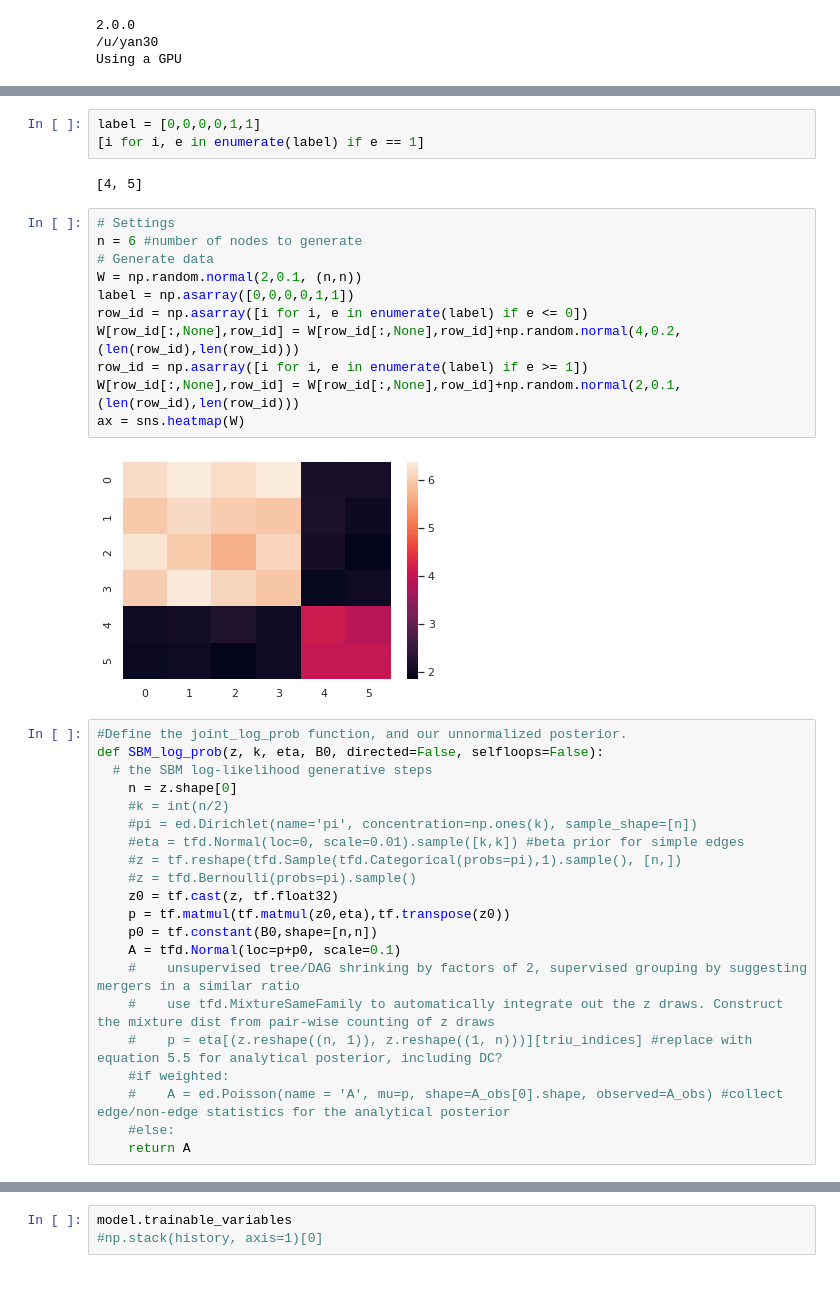
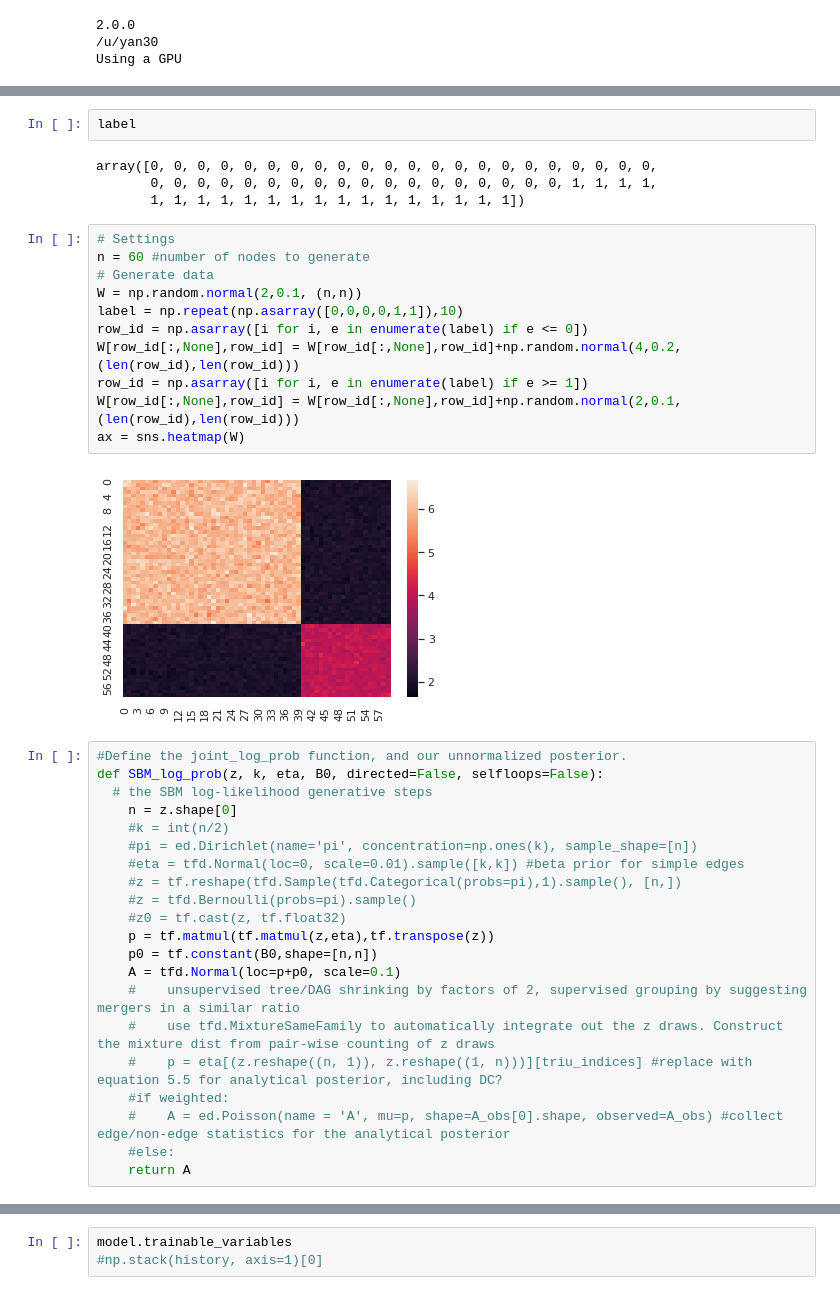
Before and after one commit to everyxs/BayesianOmics, a Jupyter notebook: DAG/VariationalTest-Copy1.ipynb, the cells around one changed output, grey strips where cells are left out. Cells and saved outputs as stored; diff of their text form.

```diff
--- a/DAG/VariationalTest-Copy1.ipynb
+++ b/DAG/VariationalTest-Copy1.ipynb
@@ -81,21 +81,22 @@ ax = sns.heatmap(A)
-# %%
-label = [0,0,0,0,1,1]
-[i for i, e in enumerate(label) if e == 1]
-# %% [output]
-[4, 5]
+# %%
+label
+# %% [output]
+array([0, 0, 0, 0, 0, 0, 0, 0, 0, 0, 0, 0, 0, 0, 0, 0, 0, 0, 0, 0, 0, 0,
+       0, 0, 0, 0, 0, 0, 0, 0, 0, 0, 0, 0, 0, 0, 0, 0, 0, 0, 1, 1, 1, 1,
+       1, 1, 1, 1, 1, 1, 1, 1, 1, 1, 1, 1, 1, 1, 1, 1])
 # %%
 # Settings
-n = 6 #number of nodes to generate
+n = 60 #number of nodes to generate
 # Generate data
 W = np.random.normal(2,0.1, (n,n))
-label = np.asarray([0,0,0,0,1,1])
+label = np.repeat(np.asarray([0,0,0,0,1,1]),10)
 row_id = np.asarray([i for i, e in enumerate(label) if e <= 0])
 W[row_id[:,None],row_id] = W[row_id[:,None],row_id]+np.random.normal(4,0.2, (len(row_id),len(row_id)))
 row_id = np.asarray([i for i, e in enumerate(label) if e >= 1])
 W[row_id[:,None],row_id] = W[row_id[:,None],row_id]+np.random.normal(2,0.1, (len(row_id),len(row_id)))
 ax = sns.heatmap(W)
 # %% [output]
-[figure, old version]
+[figure, new version]
 # %%
 #Define the joint_log_prob function, and our unnormalized posterior.
 def SBM_log_prob(z, k, eta, B0, directed=False, selfloops=False):
@@ -106,8 +107,8 @@ def SBM_log_prob(z, k, eta, B0, directed=False, selfloops=False):
     #eta = tfd.Normal(loc=0, scale=0.01).sample([k,k]) #beta prior for simple edges
     #z = tf.reshape(tfd.Sample(tfd.Categorical(probs=pi),1).sample(), [n,])
     #z = tfd.Bernoulli(probs=pi).sample()
-    z0 = tf.cast(z, tf.float32)
-    p = tf.matmul(tf.matmul(z0,eta),tf.transpose(z0))
+    #z0 = tf.cast(z, tf.float32)
+    p = tf.matmul(tf.matmul(z,eta),tf.transpose(z))
     p0 = tf.constant(B0,shape=[n,n])
     A = tfd.Normal(loc=p+p0, scale=0.1)
     #    unsupervised tree/DAG shrinking by factors of 2, supervised grouping by suggesting mergers in a similar ratio
```
Also changed, not shown: parts of 18 cells of this notebook.
